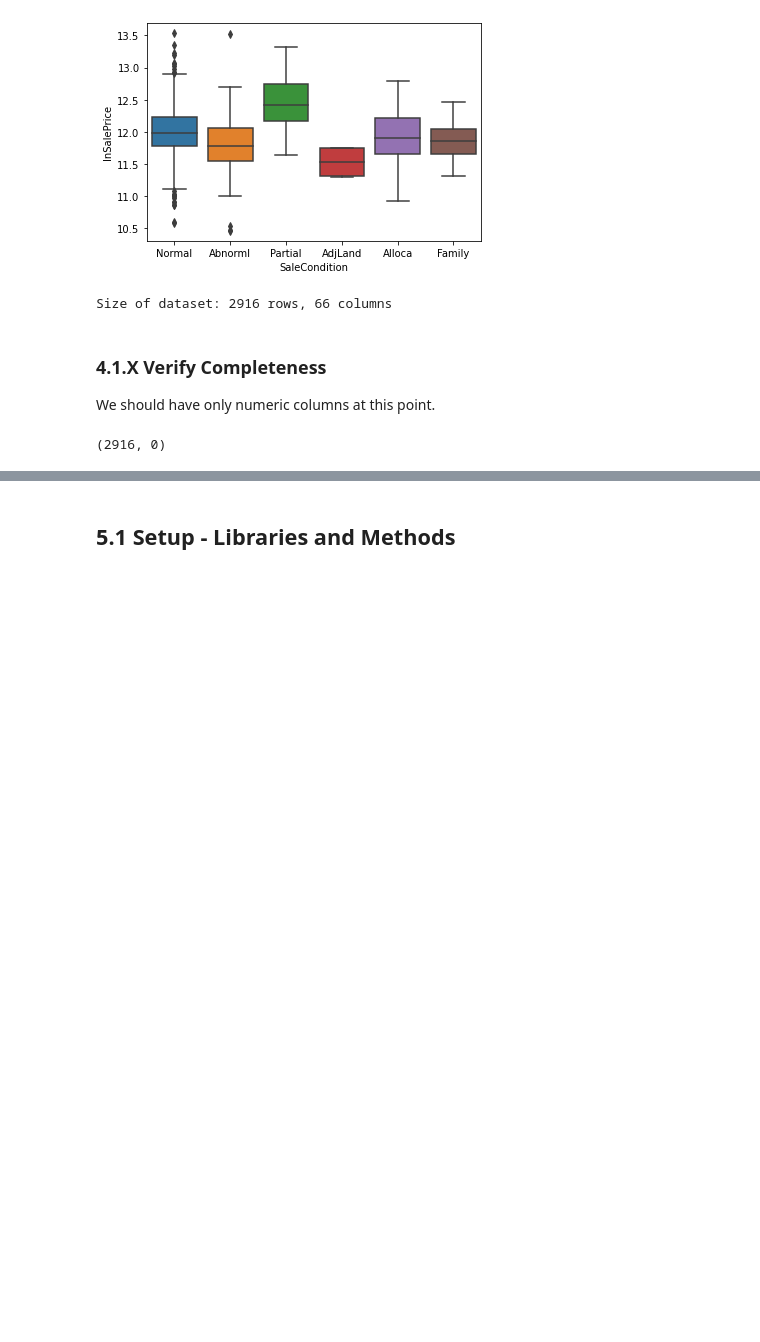
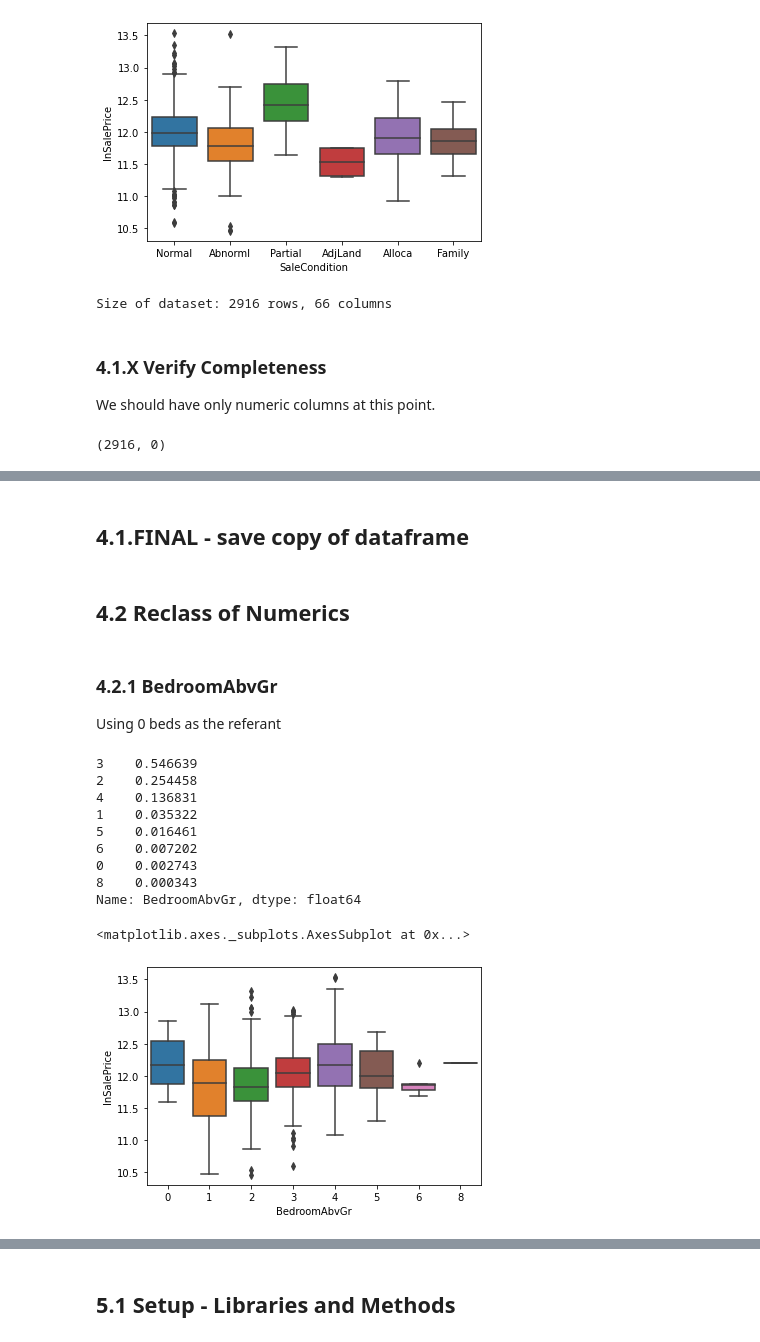
Before and after one commit to weswest/MSDS422, a Jupyter notebook: MSDS_422_Assignment2.ipynb, the cells around one changed output, grey strips where cells are left out. Cells and saved outputs as stored; diff of their text form; code cells hidden in the pictures; blank space fills up the shorter version.

```diff
--- a/MSDS_422_Assignment2.ipynb
+++ b/MSDS_422_Assignment2.ipynb
@@ -1320,9 +1326,9 @@ Research above informs the categorization of 1-3, 4-5, 6-7, 8-10
 
 print(pd.value_counts(df_all.OverallQual, normalize='columns'))
 
-qual0_dict = {1: 0, 2: 0, 3: 0, 4: 1, 5: 1, 6: 0, 7: 0, 8: 0, 9: 0, 10: 0} # Medium
-qual1_dict = {1: 0, 2: 0, 3: 0, 4: 0, 5: 0, 6: 1, 7: 1, 8: 0, 9: 0, 10: 0} # High
-qual2_dict = {1: 0, 2: 0, 3: 0, 4: 0, 5: 0, 6: 0, 7: 0, 8: 1, 9: 1, 10: 1} # VHigh
+qual0_dict = {1: 0, 2: 0, 3: 0, 4: 0, 5: 1, 6: 1, 7: 0, 8: 0, 9: 0, 10: 0} # Medium
+qual1_dict = {1: 0, 2: 0, 3: 0, 4: 0, 5: 0, 6: 0, 7: 1, 8: 1, 9: 0, 10: 0} # High
+qual2_dict = {1: 0, 2: 0, 3: 0, 4: 0, 5: 0, 6: 0, 7: 0, 8: 0, 9: 1, 10: 1} # VHigh
 
 df_all['OverallQual_Med'] = df_all['OverallQual'].replace(dict(qual0_dict))
 df_all['OverallQual_High'] = df_all['OverallQual'].replace(dict(qual1_dict))
@@ -2391,6 +2325,0 @@ df_all['HouseAge_Remodel'] = df_all['YrSold'] - df_all['YearRemodAdd']
-# %%
-# Dropping YearBuilt and YearRemodAdd since those are captured by the new vars "HouseAge" and "HouseAge_Remodel"
-df_all.drop(['YearBuilt', 'YearRemodAdd'], axis=1, inplace=True)
-
-# Dropping PoolArea since this is captured through the booleans of PoolGreat and PoolOK
-df_all.drop(['PoolArea'], axis=1, inplace=True)
@@ -2413,0 +2326,2 @@ Approach largely pulled from https://www.kaggle.com/anupjana/top-10-ames-house-p
+# %% [markdown]
+## 4.1.FINAL - save copy of dataframe
@@ -2413,0 +2330,2 @@ Approach largely pulled from https://www.kaggle.com/anupjana/top-10-ames-house-p
+# %% [markdown]
+## 4.2 Reclass of Numerics
@@ -2413,0 +2348,19 @@ Approach largely pulled from https://www.kaggle.com/anupjana/top-10-ames-house-p
+# %% [markdown]
+### 4.2.1 BedroomAbvGr
+
+Using 0 beds as the referant
+# %%
+print(pd.value_counts(df_all.BedroomAbvGr, normalize='columns'))
+sns.boxplot( x = df_train['BedroomAbvGr'], y=df_train["lnSalePrice"])
+# %% [output]
+3    0.546639
+2    0.254458
+4    0.136831
+1    0.035322
+5    0.016461
+6    0.007202
+0    0.002743
+8    0.000343
+Name: BedroomAbvGr, dtype: float64
+<matplotlib.axes._subplots.AxesSubplot at 0x...>
+[figure, added]
```
Also changed, not shown: parts of 97 cells of this notebook.
